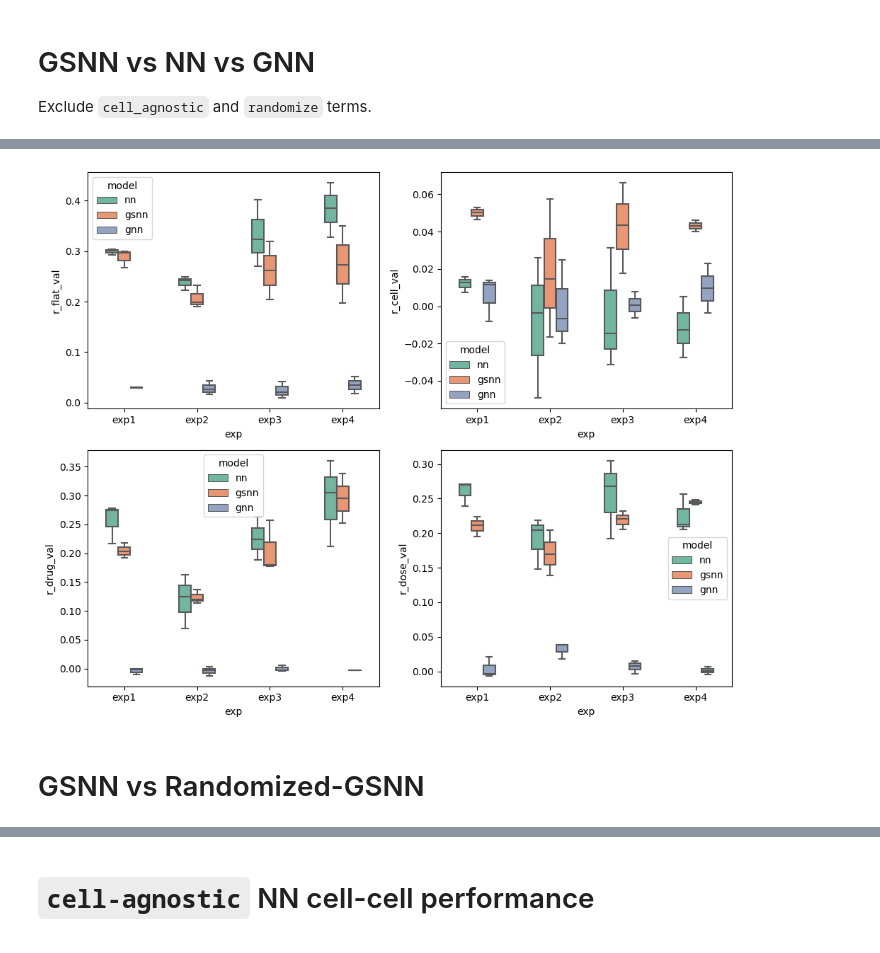
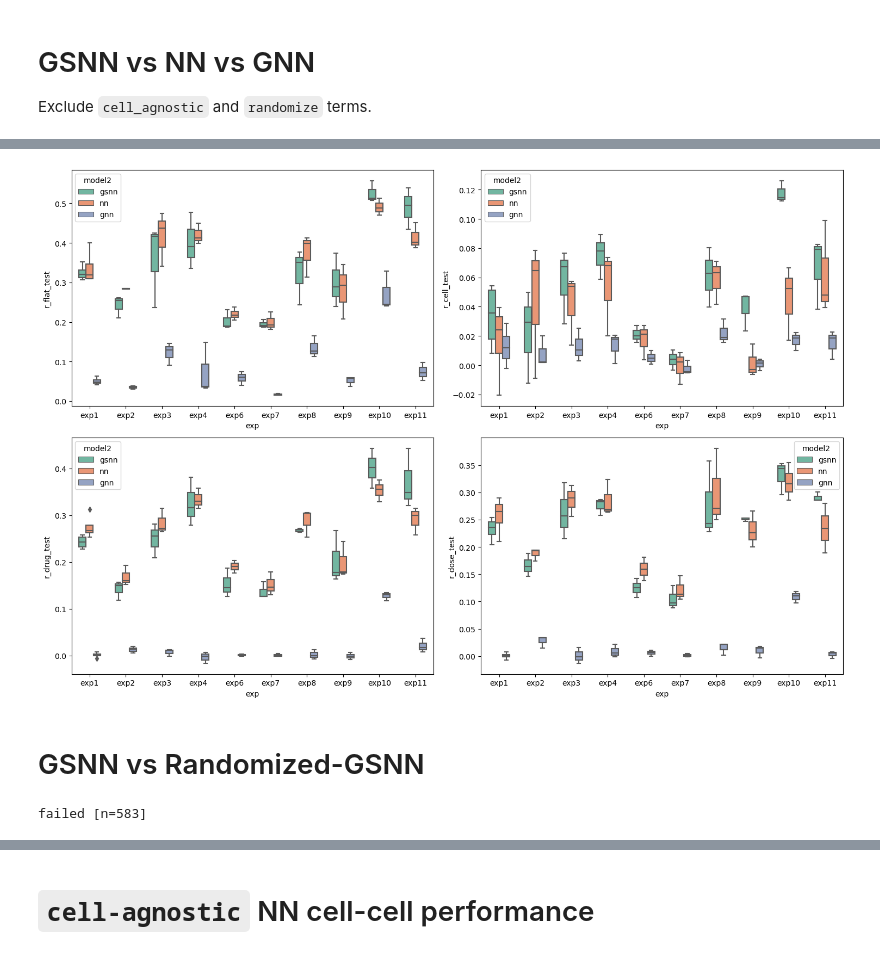
Before and after one commit to nathanieljevans/GSNN, a Jupyter notebook: notebooks/results_figures.ipynb, the cells around one changed output, grey strips where cells are left out. Cells and saved outputs as stored; diff of their text form; code cells hidden in the pictures.

```diff
--- a/notebooks/results_figures.ipynb
+++ b/notebooks/results_figures.ipynb
@@ -8,9 +10,10 @@ import numpy as np
 
 The results file can be generated using `scripts/agg_results.py`
 # %%
-res = pd.read_csv('../../../results.csv')
+res = pd.read_csv('../output/results.csv')
 res = res.assign(name=[f'model={m}_rand={bool(r)}_cag={bool(ca)}' for m,r,ca in res[['model', 'randomize', 'cell_agnostic']].values ])
-res[['exp', 'repl']] = res.EXP_ID.str.split('-', 1, expand=True)
+res[['exp', 'repl']] = res.EXP_ID.str.split(pat='-', expand=True)
+res = res.assign(model2 = [m if r == 0 else m + '-rand' for m,r in res[['model', 'randomize']].values])
 res.head()
 # %% [output]
 |  | batch | cell_agnostic | channels | crit | data | device | dropout | epochs | gnn | ignore_cuda | ... |
@@ -42,9 +34,10 @@ Index(['batch', 'cell_agnostic', 'channels', 'crit', 'data', 'device',
 # %%
 # metric which will choose "best" model (by max value)
-metric = 'r_cell_test' ##'mse_test' #'r2_test' # 'r_flat_test'
-lower_is_better = True
+metric = 'r_flat_val' #'r_cell_val' ##'mse_val' #'r2_val' # 'r_flat_val'
+lower_is_better = False
 # %%
-bres = res.sort_values(metric, ascending=lower_is_better).drop_duplicates(['EXP_ID', 'model', 'randomize', 'cell_agnostic'])
+bres = res[lambda x: ~x[metric].isna()].sort_values(metric, ascending=lower_is_better).drop_duplicates(['EXP_ID', 'model', 'randomize', 'cell_agnostic'])
+
 bres.head()
 # %% [output]
 |  | batch | cell_agnostic | channels | crit | data | device | dropout | epochs | gnn | ignore_cuda | ... |
@@ -56,0 +72,3 @@ bres.head()
+# %%
+order = [x for x in ['exp' + str(i) for i in range(12)] if x in bres.exp.unique()]
+order
@@ -63,10 +257,31 @@ Each experiment creates a unique biological input graph based on the chosen path
 # %%
-f,axes = plt.subplots(2,2, figsize=(10,8))
-for ax, met in zip(axes.flat, ['r_flat_val', 'r_cell_val', 'r_drug_val', 'r_dose_val']):
-    sbn.boxplot(x='exp', y=met, hue='model', data=bres[lambda x: (x.cell_agnostic.values == 0) & (x.randomize.values == 0)], order=order, width=0.5, orient='v', palette=sbn.color_palette("Set2"), ax=ax)
+f,axes = plt.subplots(2,2, figsize=(15,10))
+for ax, met in zip(axes.flat, ['r_flat_test', 'r_cell_test', 'r_drug_test', 'r_dose_test']):
+    sbn.boxplot(x='exp', y=met, hue='model2', data=bres[lambda x: (x.cell_agnostic.values == 0) & (x.randomize.values == 0.)], order=order, width=0.6, orient='v', palette=sbn.color_palette("Set2"), ax=ax)
 plt.tight_layout()
 plt.show()
 # %% [output]
-[figure, old version]
+[figure, new version]
 # %% [markdown]
 # GSNN vs Randomized-GSNN
+# %%
+diffs = []
+perc_diffs = []
+
+f=0
+for i,row in res[lambda x: (x.model == 'gsnn')][['layers', 'dropout', 'lr', 'channels', 'eval_at_epoch', 'EXP_ID']].drop_duplicates().iterrows():
+
+    temp = res[lambda x: (x.layers == row.layers) & (x.dropout == row.dropout) & (x.lr == row.lr) & (x.channels == row.channels) & (x.EXP_ID == row.EXP_ID) & (x.eval_at_epoch == row.eval_at_epoch)]
+
+    try:
+        tru = temp[lambda x: x.randomize == 0.]['r_flat_test'].item()
+        ran = temp[lambda x: x.randomize == 1.]['r_flat_test'].item()
+        diff = tru-ran
+        diffs.append(diff)
+        perc_diff = (tru - diff)/diff
+        perc_diffs.append(perc_diff)
+    except:
+        f+=1
+        print(f'failed [n={f}]', end='\r')
+# %% [output]
+failed [n=583]
```
Also changed, not shown: parts of 30 cells of this notebook, 16 other files.
